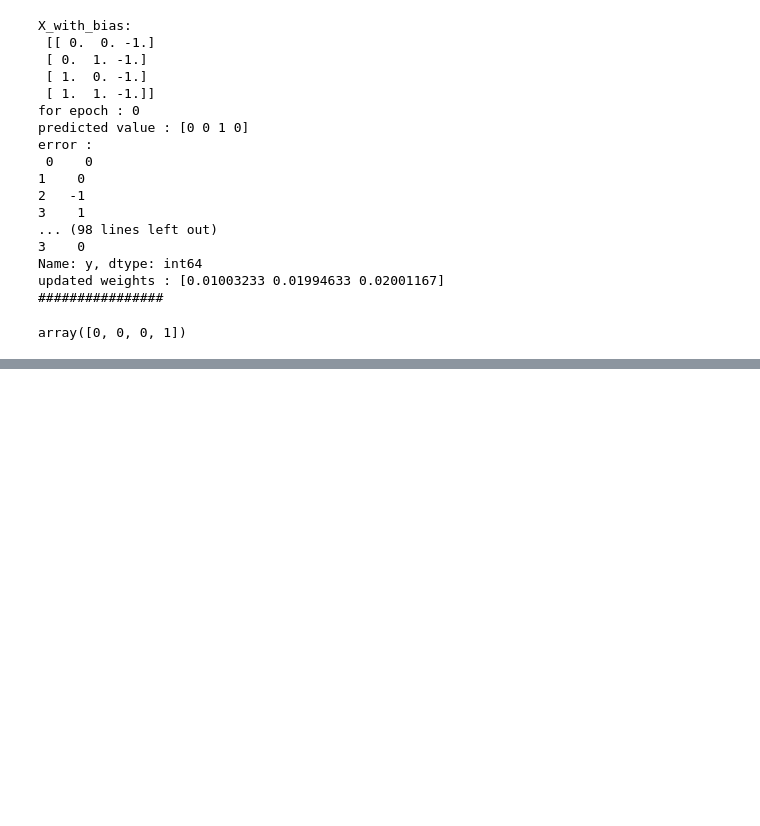
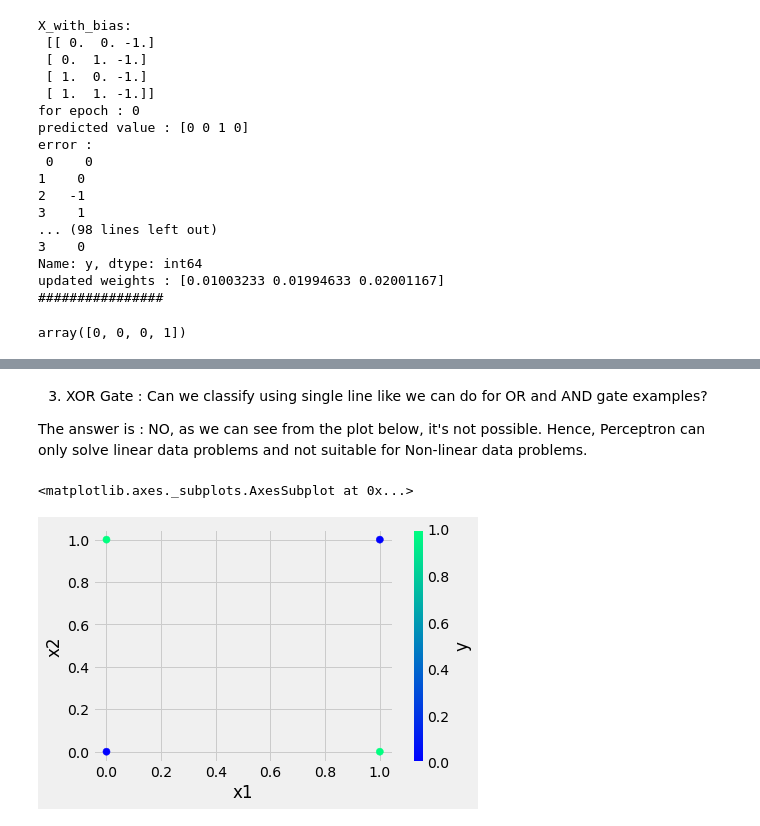
Before and after one commit to veeruamma/DLCVNLP, a Jupyter notebook: Perceptron.ipynb, the cells around one changed output, grey strips where cells are left out. Cells and saved outputs as stored; diff of their text form; code cells hidden in the pictures; blank space fills up the shorter version.

```diff
--- a/Perceptron.ipynb
+++ b/Perceptron.ipynb
@@ -121,0 +179,5 @@ array([0, 0, 0, 1])
+# %%
+data = {"x1":[0,0,1,1], "x2":[0,1,0,1], "y":[0,1,1,0]}
+
+XOR = pd.DataFrame(data)
+XOR
@@ -121,0 +261,9 @@ array([0, 0, 0, 1])
+# %% [markdown]
+3. XOR Gate : Can we classify using single line like we can do for OR and AND gate examples?
+
+The answer is : NO, as we can see from the plot below, it's not possible. Hence, Perceptron can only solve linear data problems and not suitable for Non-linear data problems.
+# %%
+XOR.plot(kind = "scatter", x="x1", y= "x2", c="y", s=50, cmap="winter")
+# %% [output]
+<matplotlib.axes._subplots.AxesSubplot at 0x...>
+[figure, added]
```
Also changed, not shown: parts of 19 cells of this notebook.
